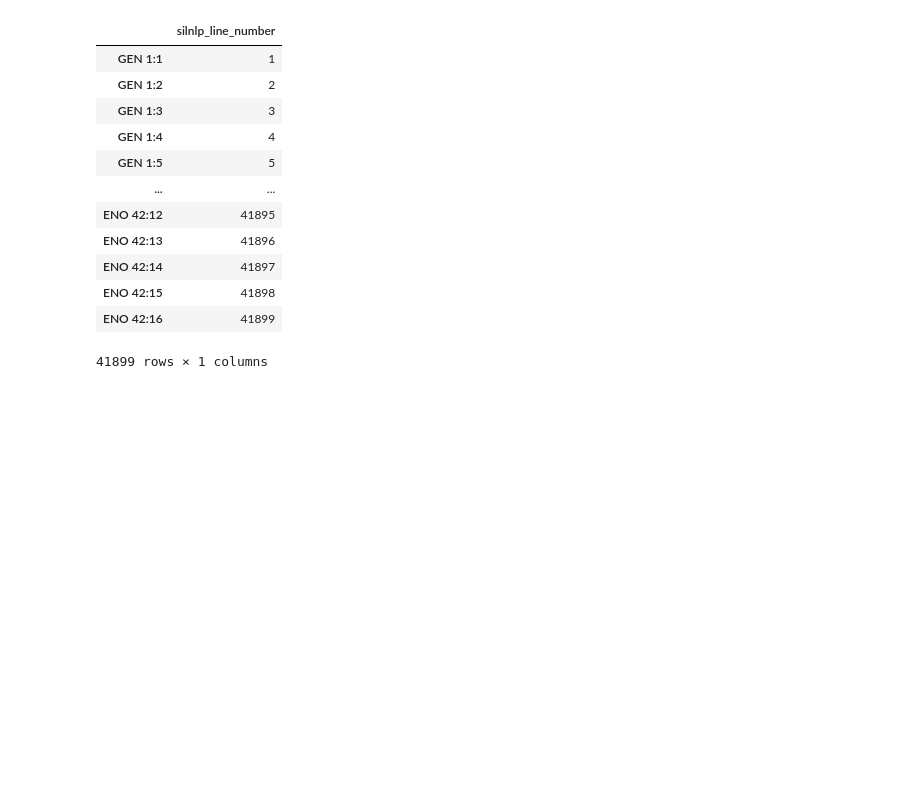
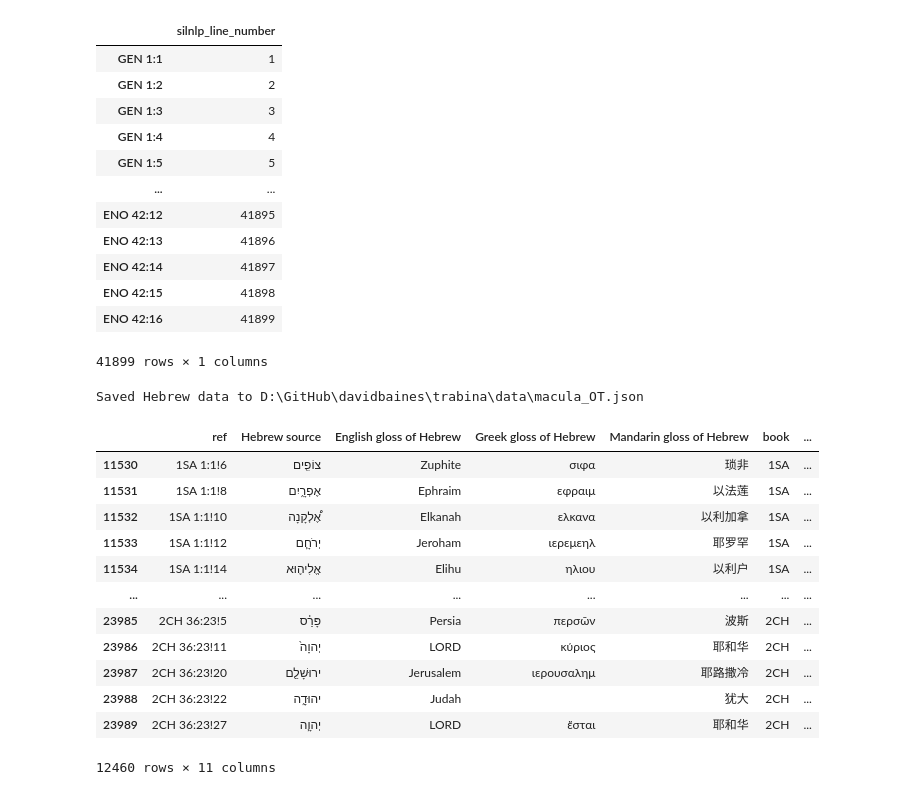
Before and after one commit to davidbaines/trabina, a Jupyter notebook: macula2json.ipynb, the cells around one changed output. Saved outputs shown, nothing was run; the diff lists cells and outputs as text; code cells hidden in the pictures; blank space fills up the shorter version.

```diff
--- a/macula2json.ipynb
+++ b/macula2json.ipynb
@@ -63,5 +78,24 @@ vrefs
 | ENO 42:16 | 41899 |
 41899 rows × 1 columns
 # %%
-#hebrew
+hebrew = split_ref(hebrew)
+hebrew = add_silnlp_line_numbers(hebrew,vrefs)
+save_as_json(hebrew,macula_ot_json_output_file)
+print(f"Saved Hebrew data to {macula_ot_json_output_file}")
+hebrew[hebrew.book.str.match("\d")]
+# %% [output]
+Saved Hebrew data to D:\GitHub\davidbaines\trabina\data\macula_OT.json
+|  | ref | Hebrew source | English gloss of Hebrew | Greek gloss of Hebrew | Mandarin gloss of Hebrew | book | ... |
+| 11530 | 1SA 1:1!6 | צוֹפִ֖ים | Zuphite | σιφα | 琐非 | 1SA | ... |
+| 11531 | 1SA 1:1!8 | אֶפְרָ֑יִם | Ephraim | εφραιμ | 以法莲 | 1SA | ... |
+| 11532 | 1SA 1:1!10 | אֶ֠לְקָנָה | Elkanah | ελκανα | 以利加拿 | 1SA | ... |
+| 11533 | 1SA 1:1!12 | יְרֹחָ֧ם | Jeroham | ιερεμεηλ | 耶罗罕 | 1SA | ... |
+| 11534 | 1SA 1:1!14 | אֱלִיה֛וּא | Elihu | ηλιου | 以利户 | 1SA | ... |
+| ... | ... | ... | ... | ... | ... | ... | ... |
+| 23985 | 2CH 36:23!5 | פָּרַ֗ס | Persia | περσῶν | 波斯 | 2CH | ... |
+| 23986 | 2CH 36:23!11 | יְהוָה֙ | LORD | κύριος | 耶和华 | 2CH | ... |
+| 23987 | 2CH 36:23!20 | ירוּשָׁלִַ֖ם | Jerusalem | ιερουσαλημ | 耶路撒冷 | 2CH | ... |
+| 23988 | 2CH 36:23!22 | יהוּדָ֑ה | Judah |  | 犹大 | 2CH | ... |
+| 23989 | 2CH 36:23!27 | יְהוָ֧ה | LORD | ἔσται | 耶和华 | 2CH | ... |
+12460 rows × 11 columns
 # %%
```
Also changed, not shown: parts of 16 cells of this notebook, 2 other files.
